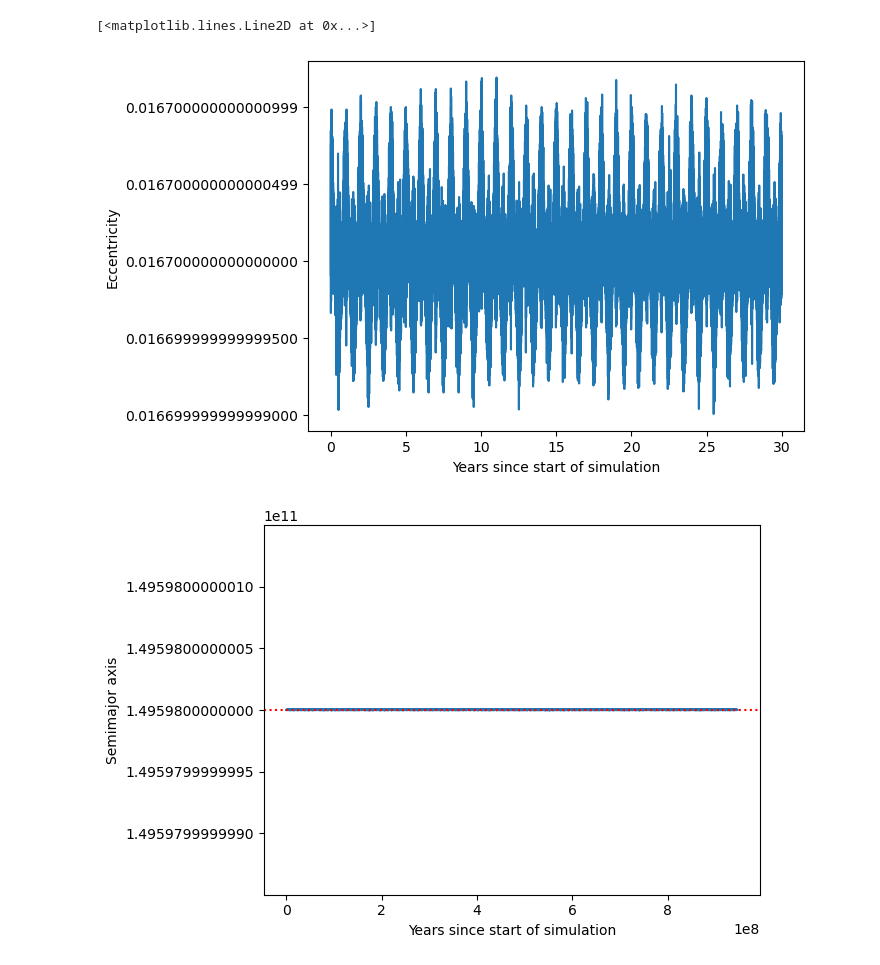
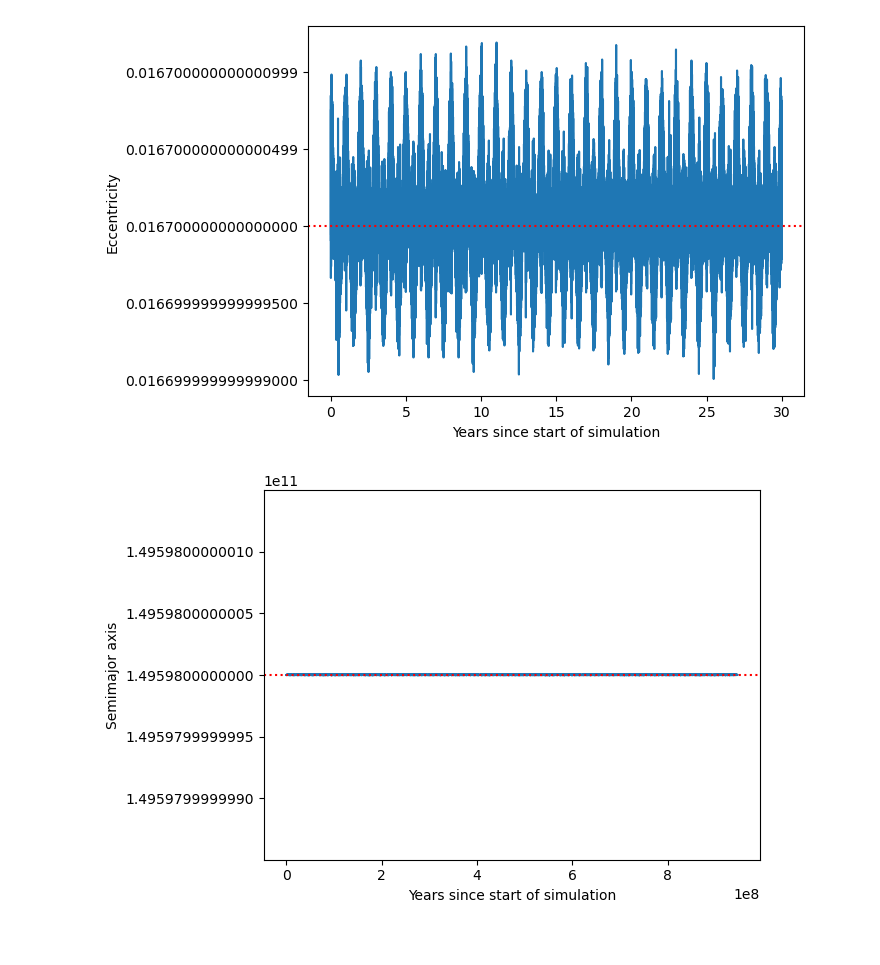
Before and after one commit to FRAZ5094/masters_project, a Jupyter notebook: python/analyseSunPosition.ipynb, the cells around one changed output. Cells and saved outputs as stored; diff of their text form; code cells hidden in the pictures.

```diff
--- a/python/analyseSunPosition.ipynb
+++ b/python/analyseSunPosition.ipynb
@@ -18,13 +18,13 @@ yearT = [t/oneYearInSeconds for t in sunData["t"]]
 # %%
 plt.rcParams["axes.formatter.useoffset"]=False
 plt.xlabel("Years since start of simulation")
 plt.ylabel("Eccentricity")
 # plt.plot(list(range(1,31)), yearlyMeanE)
 plt.plot(yearT, sunKepler["e"])
-# plt.axhline(y=0.0167, linestyle="dotted", color="r")
+plt.axhline(y=0.0167, linestyle="dotted", color="r")
+plt.savefig(DIAGRAM_DIR + "sun_e_vs_year.svg")
 # %% [output]
-[<matplotlib.lines.Line2D at 0x...>]
-[figure, old version]
+[figure, new version]
 # %%
 # plt.rcParams["axes.formatter.useoffset"]=False
 # plt.plot(list(range(1,31)), yearlyMeanA)
```
Also changed, not shown: parts of 2 cells of this notebook, 11 other files.
